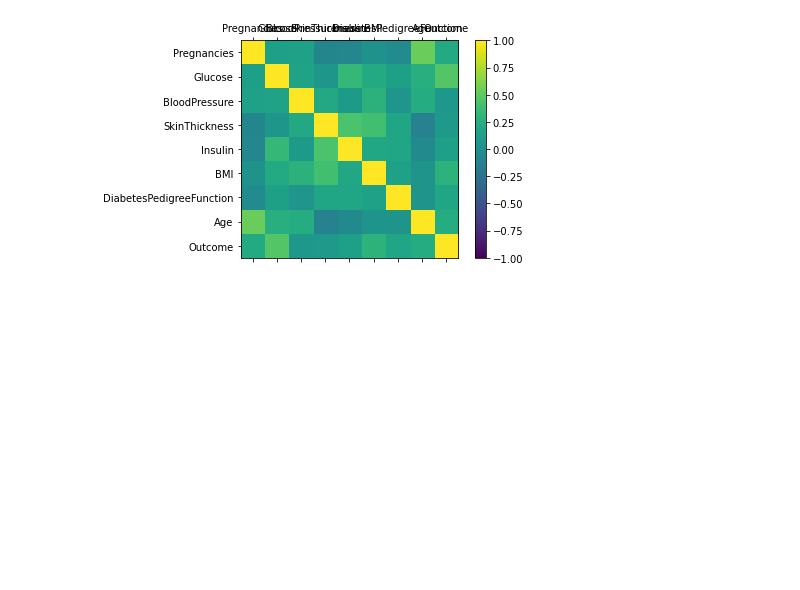
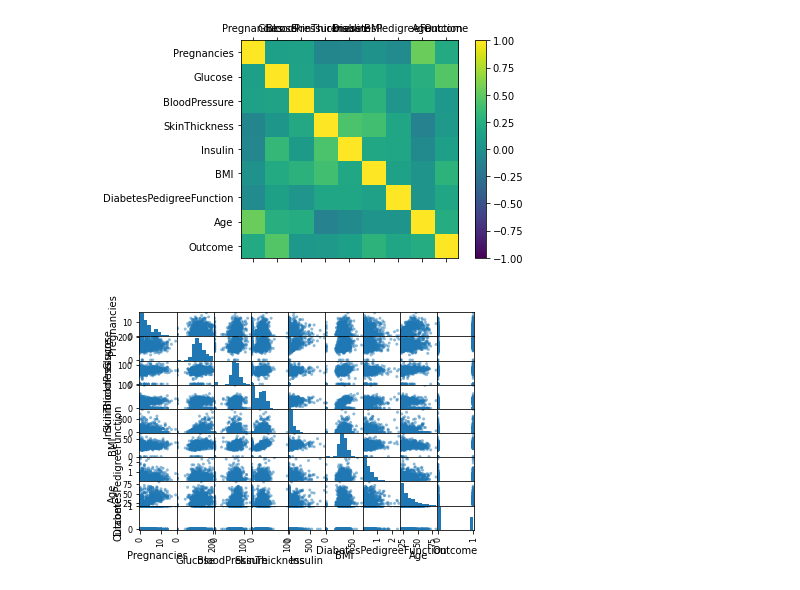
Before and after one commit to Kimxons/machine-learning-by-practice, a Jupyter notebook: visualization.ipynb, the cells around one changed output. Drawn from its saved outputs; the diff is of its cells as text; code cells hidden in the pictures; blank space fills up the shorter version.

Commit message:
multivariate scatter plot

```diff
--- a/visualization.ipynb
+++ b/visualization.ipynb
@@ -74,3 +79,10 @@ ax.set_yticklabels(data.columns)
 plt.show()
 # %% [output]
 [figure]
+# %%
+# Multivariate scatter plot matrix
+from pandas.plotting import scatter_matrix
+scatter_matrix(data)
+plt.show()
+# %% [output]
+[figure, added]
```
Also changed, not shown: parts of 1 cell of this notebook.
